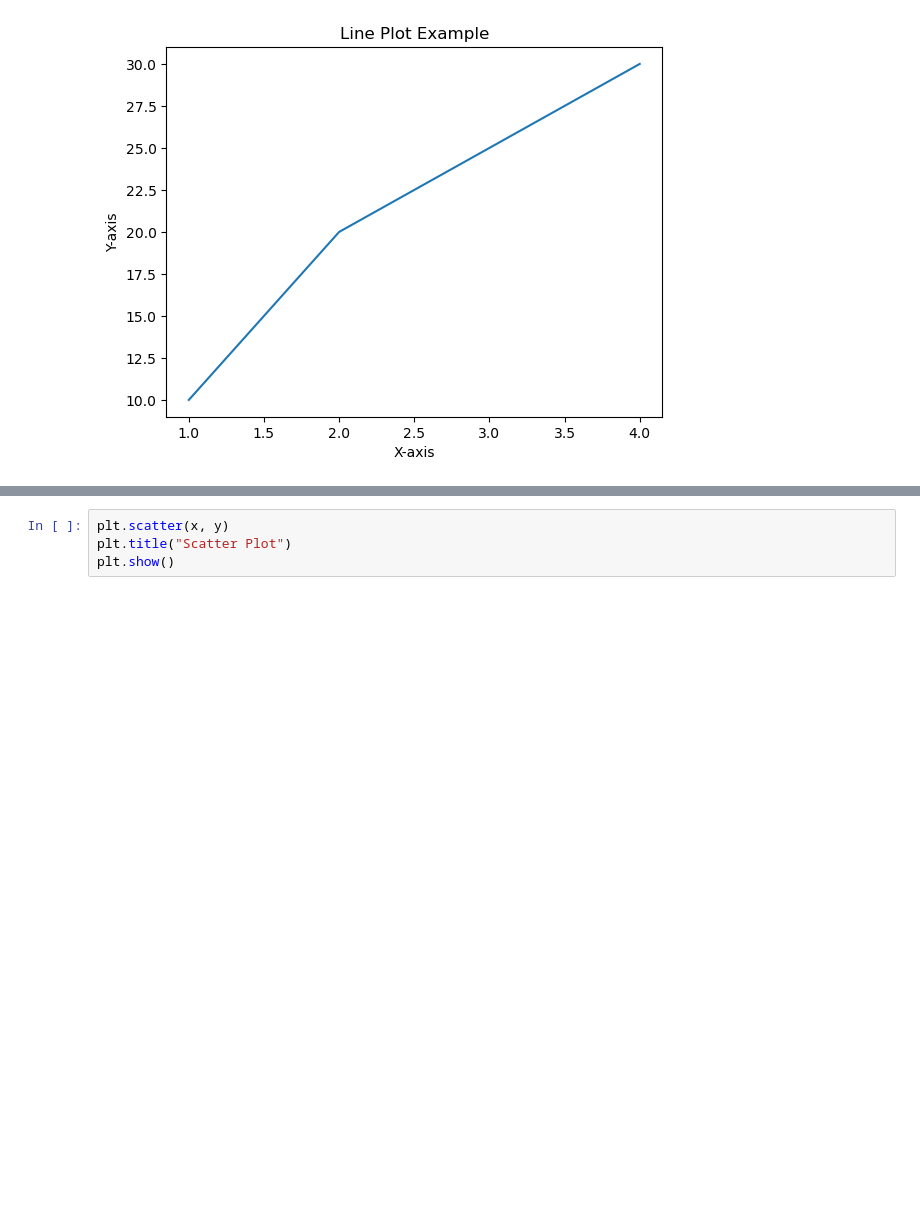
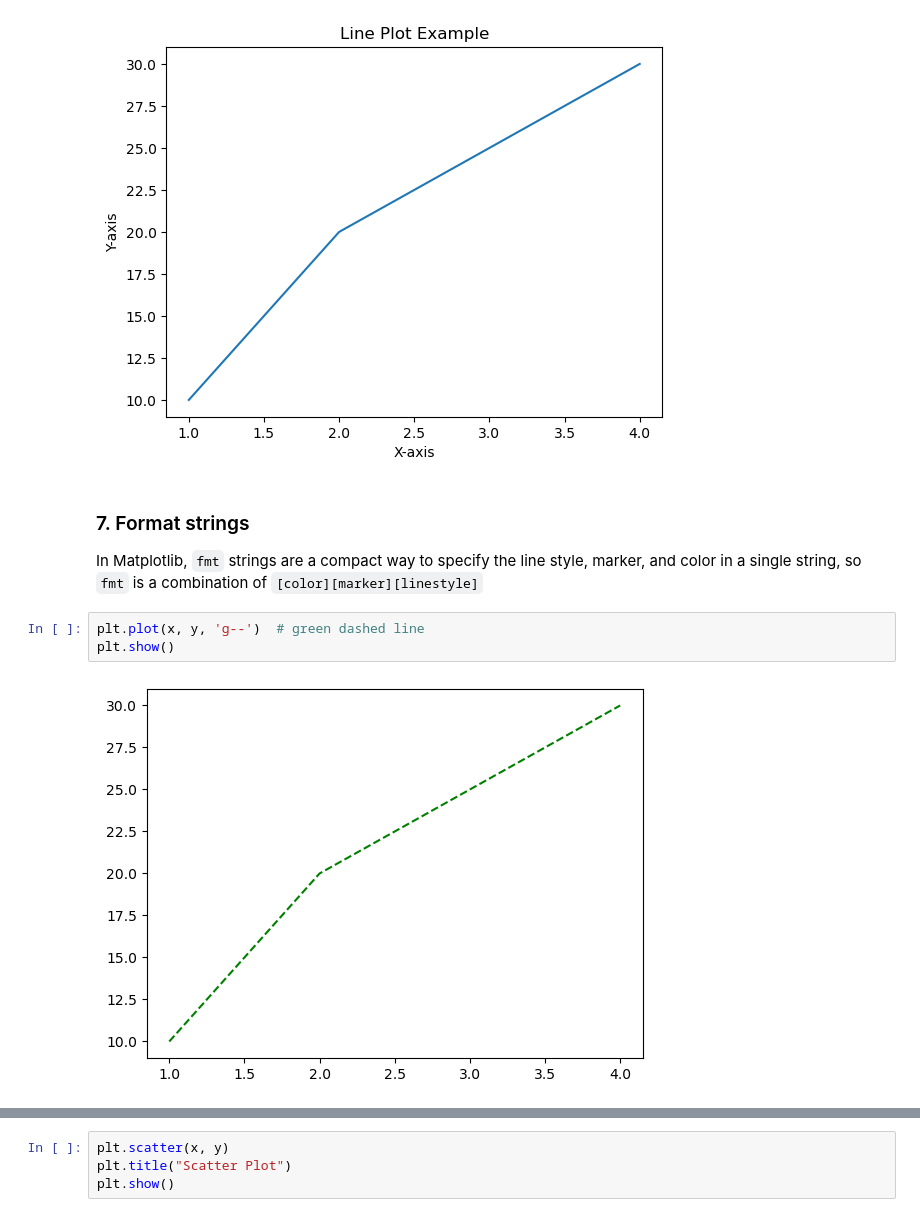
Before and after one commit to TonyStark-19/Python-coding, a Jupyter notebook: Matplotlib/Notes.ipynb, the cells around one changed output, grey strips where cells are left out. Drawn from its saved outputs; the diff is of its cells as text; blank space fills up the shorter version.

```diff
--- a/Matplotlib/Notes.ipynb
+++ b/Matplotlib/Notes.ipynb
@@ -57,3 +72,12 @@ plt.title("Line Plot Example")
 plt.show()
 # %% [output]
 [figure]
+# %% [markdown]
+### 7. Format strings
+In Matplotlib, `fmt`  strings are a compact way to specify the line style,
+marker, and color in a single string, so `fmt` is a combination of `[color][marker][linestyle]`
+# %%
+plt.plot(x, y, 'g--')  # green dashed line
+plt.show()
+# %% [output]
+[figure, added]
```
Also changed, not shown: parts of 35 cells of this notebook, 4 other files.
